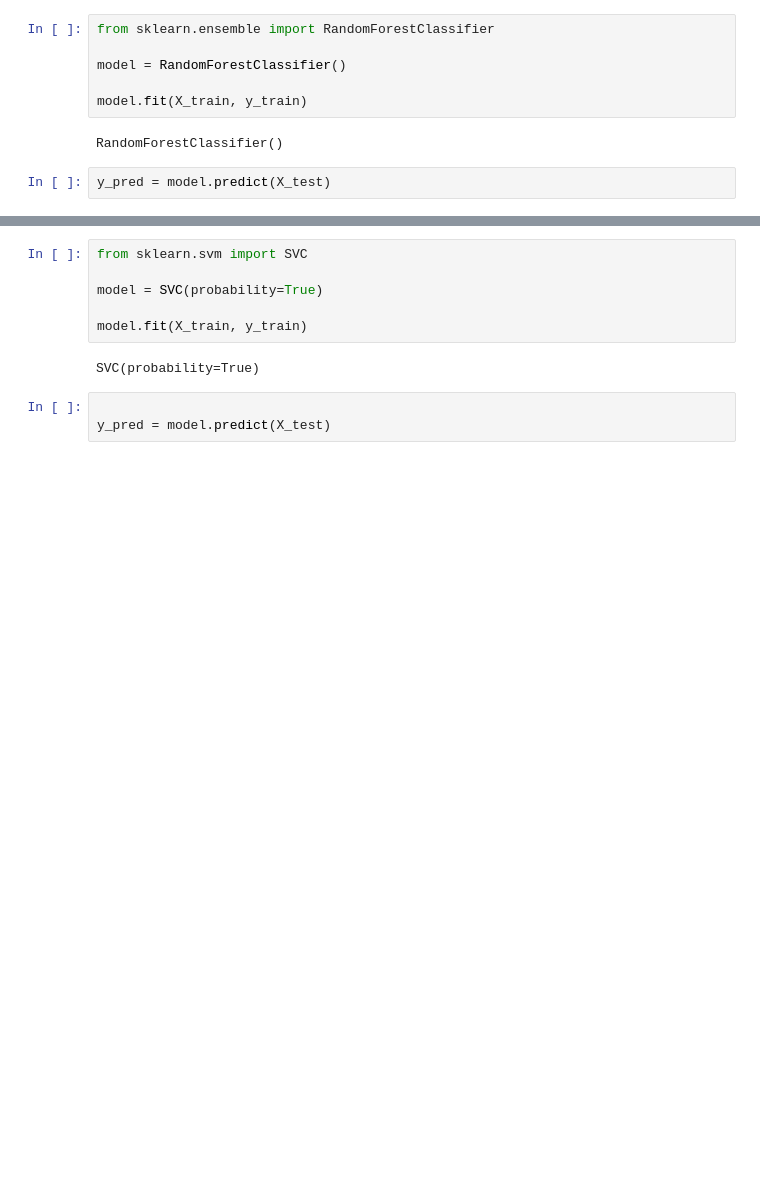
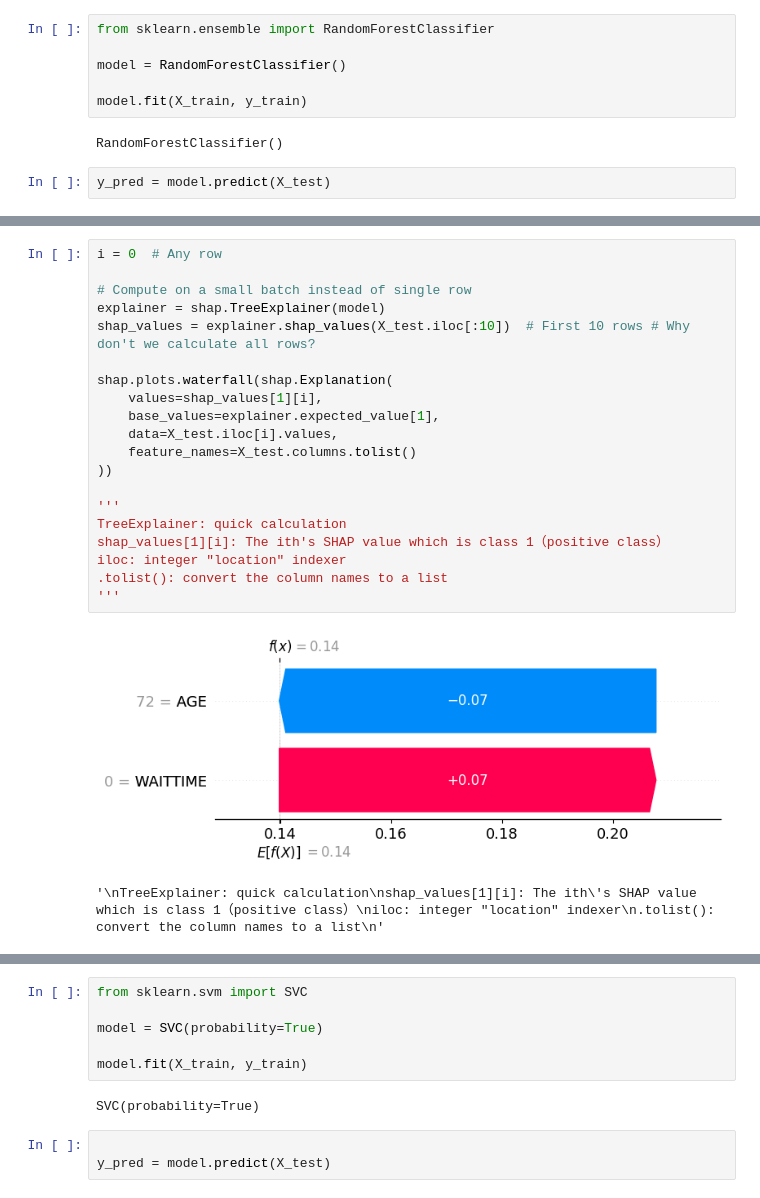
Before and after one commit to Chieh-YuHung-hub/Chieh-YuHung-hub, a Jupyter notebook: Week_12.ipynb, the cells around one changed output, grey strips where cells are left out. Cells and saved outputs as stored; diff of their text form; blank space fills up the shorter version.

```diff
--- a/Week_12.ipynb
+++ b/Week_12.ipynb
@@ -139,0 +273,23 @@ RocCurveDisplay.from_estimator(model, X_test, y_test)
+# %%
+i = 0  # Any row
+
+# Compute on a small batch instead of single row
+explainer = shap.TreeExplainer(model)
+shap_values = explainer.shap_values(X_test.iloc[:10])  # First 10 rows # Why don't we calculate all rows?
+
+shap.plots.waterfall(shap.Explanation(
+    values=shap_values[1][i],
+    base_values=explainer.expected_value[1],
+    data=X_test.iloc[i].values,
+    feature_names=X_test.columns.tolist()
+))
+
+'''
+TreeExplainer: quick calculation
+shap_values[1][i]: The ith's SHAP value which is class 1（positive class）
+iloc: integer "location" indexer
+.tolist(): convert the column names to a list
+'''
+# %% [output]
+[figure, added]
+'\nTreeExplainer: quick calculation\nshap_values[1][i]: The ith\'s SHAP value which is class 1（positive class）\niloc: integer "location" indexer\n.tolist(): convert the column names to a list\n'
```
Also changed, not shown: parts of 35 cells of this notebook.
